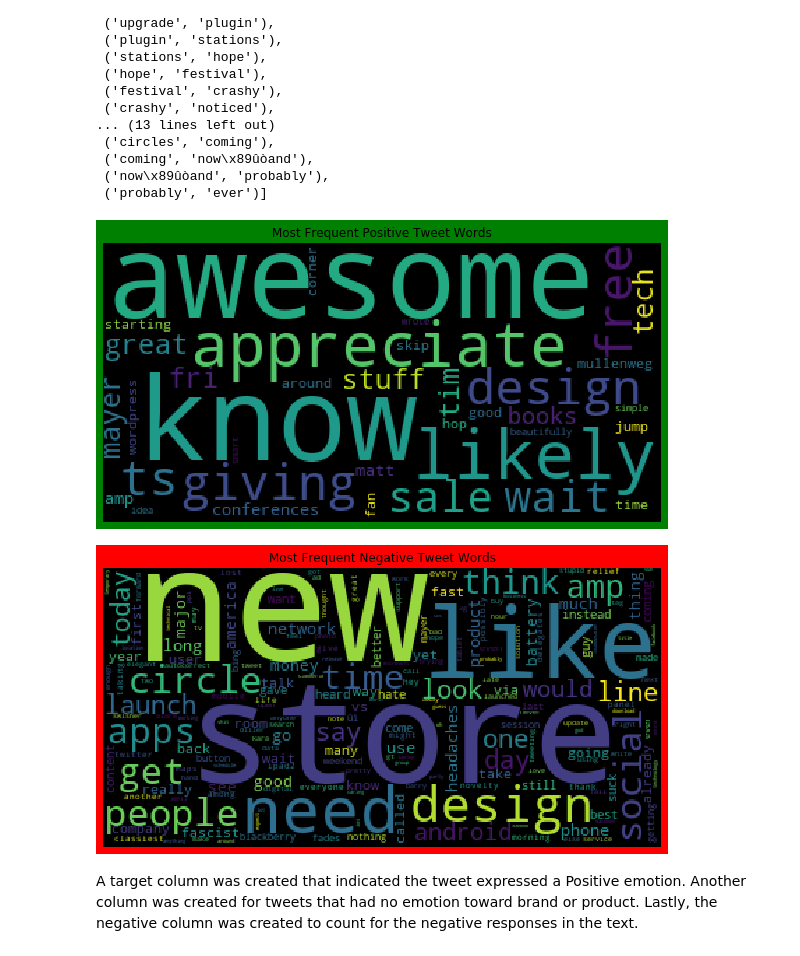
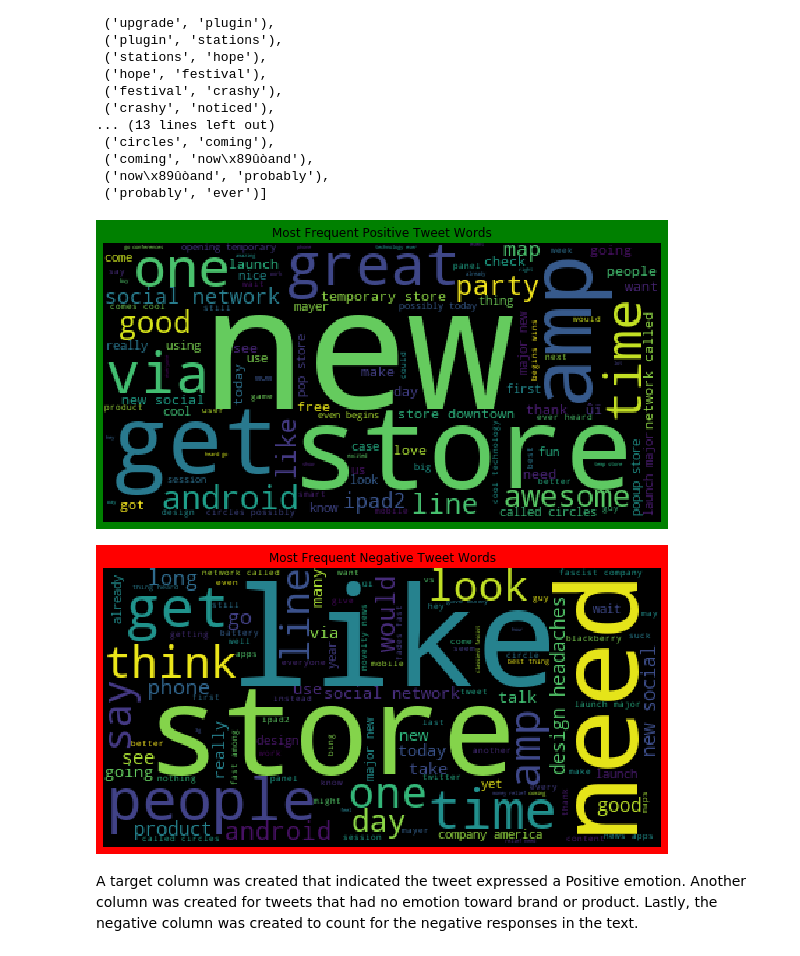
Before and after one commit to ohsusanna93/dsc-mod-4-project-v2-1-online-ds-pt-100719, a Jupyter notebook: project_susanna.ipynb, the cells around one changed output. Saved outputs shown, nothing was run; the diff lists cells and outputs as text; code cells hidden in the pictures.

```diff
--- a/project_susanna.ipynb
+++ b/project_susanna.ipynb
@@ -461,23 +452,23 @@ list(nltk.bigrams(neg_tokenized[:30]))
  ('probably', 'ever')]
 # %%
 from wordcloud import WordCloud
-wordcloud = WordCloud(stopwords=stopwords_list,collocations=False)
+wordcloud = WordCloud(stopwords=stopwords_list,collocations=True,max_words=100)
 wordcloud.generate(','.join(pos_tokenized))
 plt.figure(figsize = (10, 12), facecolor = 'green', edgecolor = 'green')
 plt.imshow(wordcloud)
 plt.title('Most Frequent Positive Tweet Words')
 plt.axis('off');
 # %% [output]
-[figure, old version]
+[figure, new version]
 # %%
-wordcloud = WordCloud(stopwords=stopwords_list,collocations=False)
+wordcloud = WordCloud(stopwords=stopwords_list,collocations=True, max_words =100)
 wordcloud.generate(','.join(neg_tokenized))
 plt.figure(figsize = (10, 12), facecolor = 'red', edgecolor = 'red')
 plt.imshow(wordcloud)
 plt.title('Most Frequent Negative Tweet Words')
 plt.axis('off');
 # %% [output]
-[figure, old version]
+[figure, new version]
 # %% [markdown]
 A target column was created that indicated the tweet expressed a Positive emotion. Another column was created for tweets that had no emotion toward brand or product. Lastly, the negative column was created to count for the negative responses in the text.
 # %%
```
Also changed, not shown: parts of 17 cells of this notebook, 10 other files.
